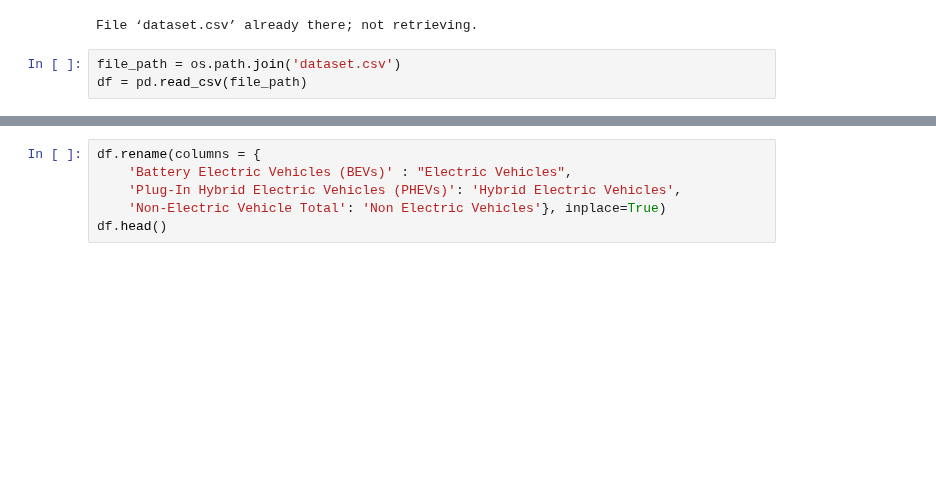
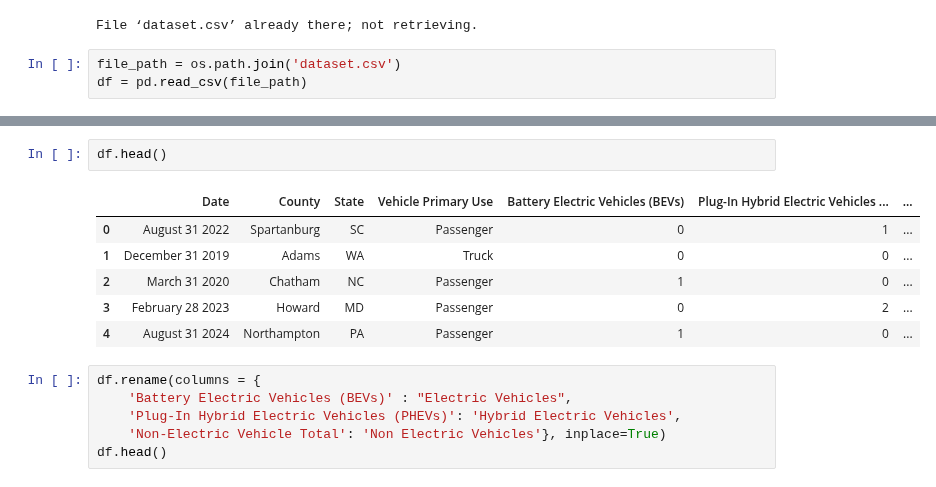
Before and after one commit to thisishasan/slda, a Jupyter notebook: code.ipynb, the cells around one changed output, grey strips where cells are left out. Drawn from its saved outputs; the diff is of its cells as text; blank space fills up the shorter version.

```diff
--- a/code.ipynb
+++ b/code.ipynb
@@ -37,3 +69,12 @@ df = pd.read_csv(file_path)
+# %%
+df.head()
+# %% [output]
+|  | Date | County | State | Vehicle Primary Use | Battery Electric Vehicles (BEVs) | Plug-In Hybrid Electric Vehicles ... | ... |
+| 0 | August 31 2022 | Spartanburg | SC | Passenger | 0 | 1 | ... |
+| 1 | December 31 2019 | Adams | WA | Truck | 0 | 0 | ... |
+| 2 | March 31 2020 | Chatham | NC | Passenger | 1 | 0 | ... |
+| 3 | February 28 2023 | Howard | MD | Passenger | 0 | 2 | ... |
+| 4 | August 31 2024 | Northampton | PA | Passenger | 1 | 0 | ... |
 # %%
 df.rename(columns = {
     'Battery Electric Vehicles (BEVs)' : "Electric Vehicles",
```
Also changed, not shown: parts of 5 cells of this notebook.
